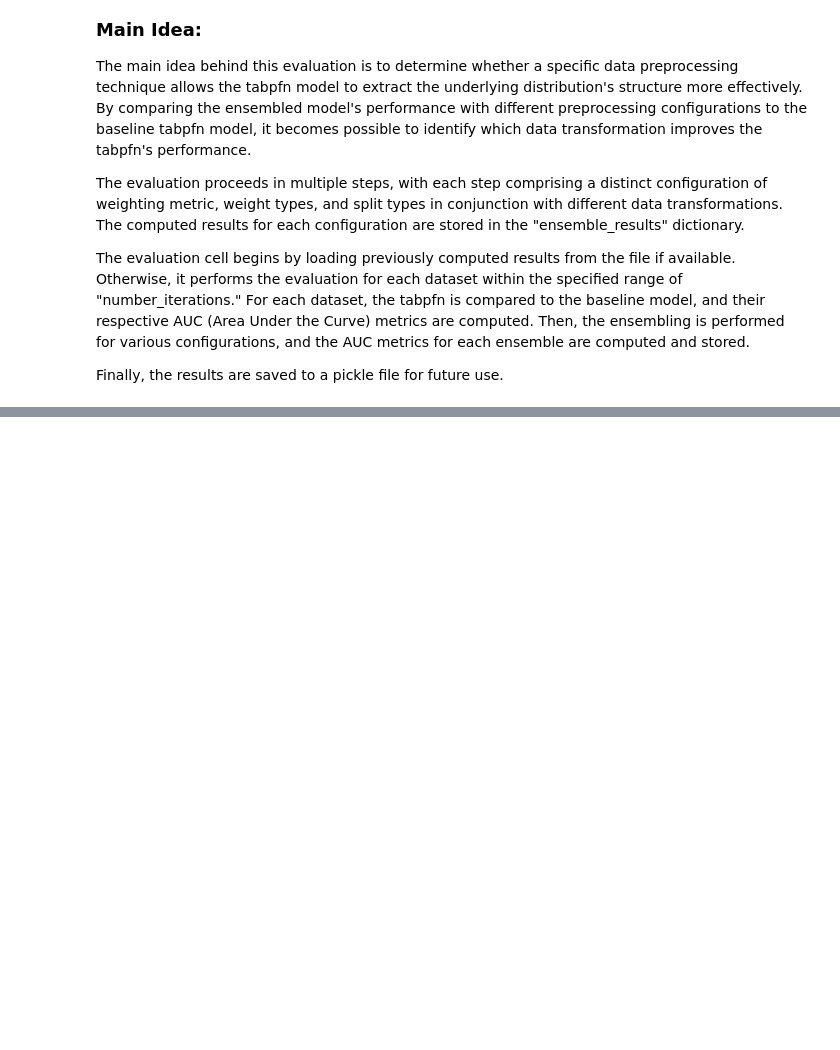
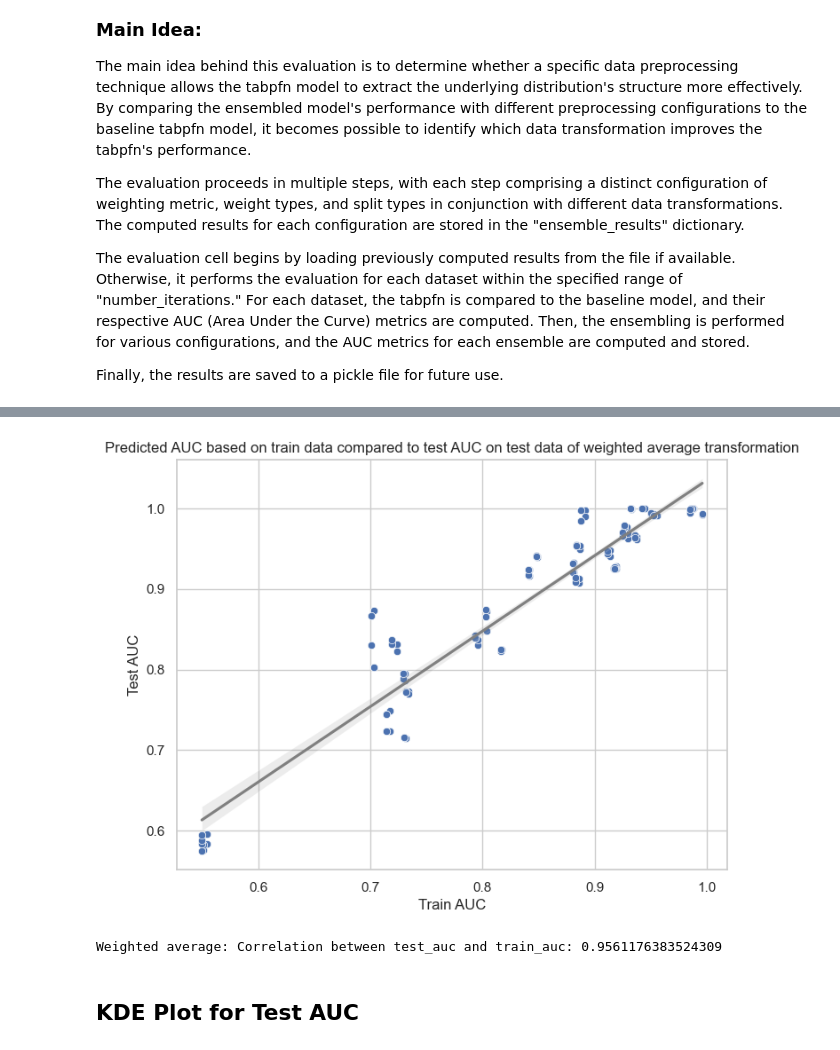
Before and after one commit to PufferFishCode/MSGPFN, a Jupyter notebook: tabpfn/EnsembleTabPfnAUC.ipynb, the cells around one changed output, grey strips where cells are left out. Saved outputs shown, nothing was run; the diff lists cells and outputs as text; code cells hidden in the pictures; blank space fills up the shorter version.

```diff
--- a/tabpfn/EnsembleTabPfnAUC.ipynb
+++ b/tabpfn/EnsembleTabPfnAUC.ipynb
@@ -1635,52 +1591,8 @@ else:
     save_dict_to_pickle_file(ensemble_results, file_name, keys_to_exclude= ["model", "train_data", "test_data", "test_preds"])
 # %%
 plot_scatter_train_auc_test_auc_weighted_average_combined(ensemble_results, f"{evaluations_folder}plot_scatter_train_auc_test_auc_weighted_average_combined.png")
-
-'''
-
-#---------------------------- S T A R T - E V A L U A T I O N - P L O T S ----------------------------
-
-#---------------------------- H E A T M A P S ----------------------------
-start, stop = 0, 5
-
-dataset_names = [dataset[0] for dataset_index,dataset in enumerate(test_datasets) if start <= dataset_index <= stop]
-plot_heatmap_auc_datasets_configs(ensemble_results, dataset_names, f"{evaluations_folder}dataset[{start}-{stop}]-plot_heatmap_auc_datasets_configs.png" )
-
-
-#---------------------------- A V E R A G E - W EI G H T - H I S T O G R A M -------------------------
-transformation_names =[ transformation[0] for transformation in data_preprocess_config["sklearn_transformations"]]
-#plot_histogram_average_weights_data_transformations(ensemble_results, transformation_names,f"{evaluations_folder}plot_histogram_average_weights_data_transformations.png" )
-
-
-#---------------------------- S C A T T E R -------------------------
-#plot_scatter_train_auc_test_auc_best_performer_transformations(ensemble_results, f"{evaluations_folder}plot_scatter_train_auc_test_auc_best_performer_transformations.png")
-#plot_scatter_train_auc_test_auc_weighted_average_transformations(ensemble_results, f"{evaluations_folder}plot_scatter_train_auc_test_auc_weighted_average_transformations.png")
-
-
-#------------------------------------------------------------------------------------------------------------
-#---------------------------- T R A N S F O R M A T I O N S - H I S T O G R A M  ----------------------------
-transformation_names =[ transformation[0] for transformation in data_preprocess_config["sklearn_transformations"]]
-#plot_histogram_average_weights_data_transformations(ensemble_results, transformation_names,f"{evaluations_folder}plot_histogram_average_weights_data_transformations.png" )
-
-
-#------------------------------------------------------------------------------------------------------------
-#---------------------------- M O D E L - A U C - H I S T O G R A M  ----------------------------------------
-plot_histogram_average_train_auc_model(ensemble_results, f"{evaluations_folder}plot_histogram_average_train_auc_model.png" )
-
-
-#------------------------------------------------------------------------------------------------------------
-#---------------------------- T I M E S - M O D E L - H I S T O G R A M  ------------------------------------
-plot_histogram_times_picked_model(ensemble_results, f"{evaluations_folder}plot_histogram_times_picked_model.png" )
-
-
-#--------------------------------------------------------------------------------------------------
-#------------------ T I M E S - T R A N S F O R M A T I O N - H I S T O G R A M  ------------------
-#plot_histogram_times_picked_transformation(ensemble_results, f"{evaluations_folder}plot_histogram_times_picked_transformation.png" )
-
-
-
-
-#---------------------------- S T A T I S T I C A L - T E S T S -------------------------
-ttest_auc_performance_compared_to_baseline(dictionary=ensemble_results,alpha=0.05)
-
-'''
+# %% [output]
+[figure, added]
+Weighted average: Correlation between test_auc and train_auc: 0.9561176383524309
+# %% [markdown]
+## KDE Plot for Test AUC
```
Also changed, not shown: parts of 14 cells of this notebook.
